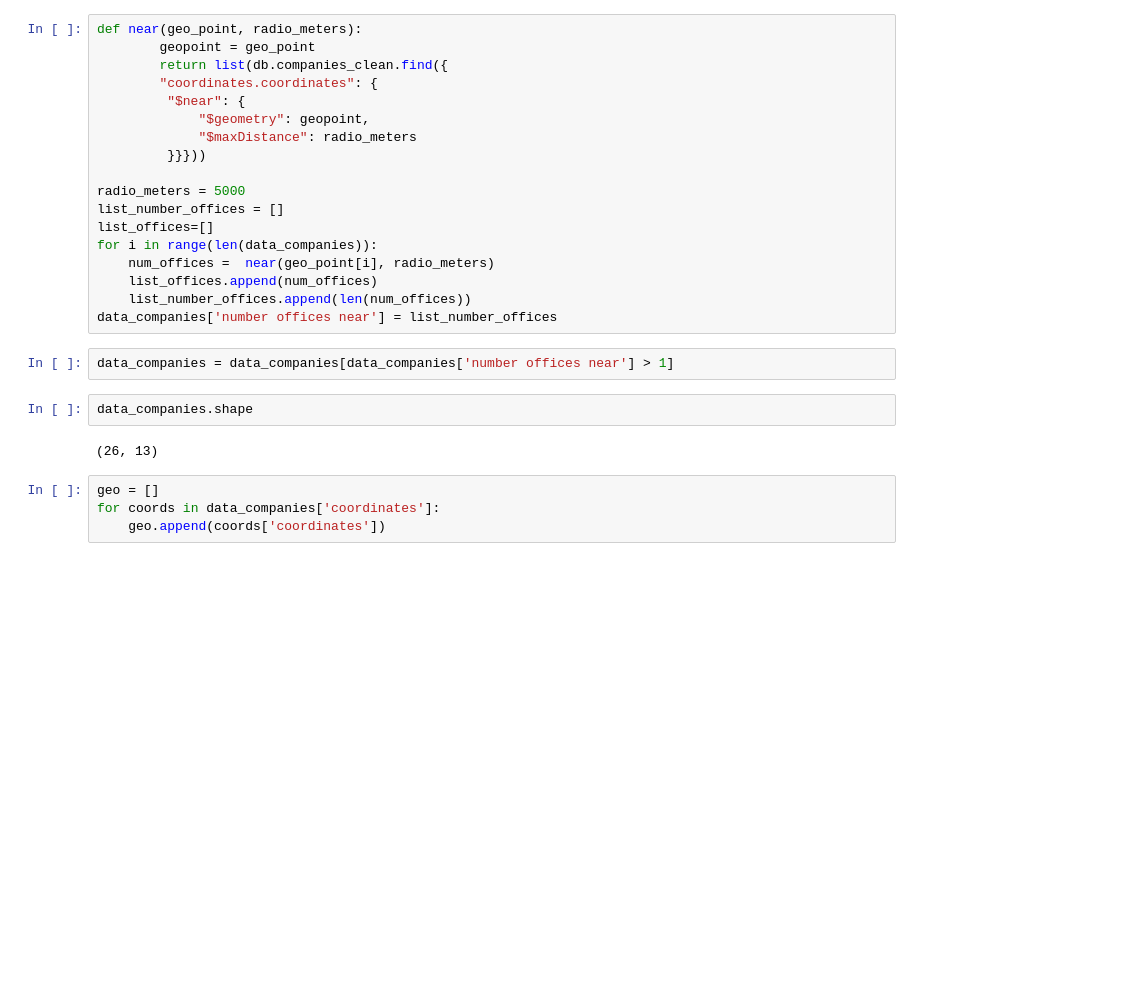
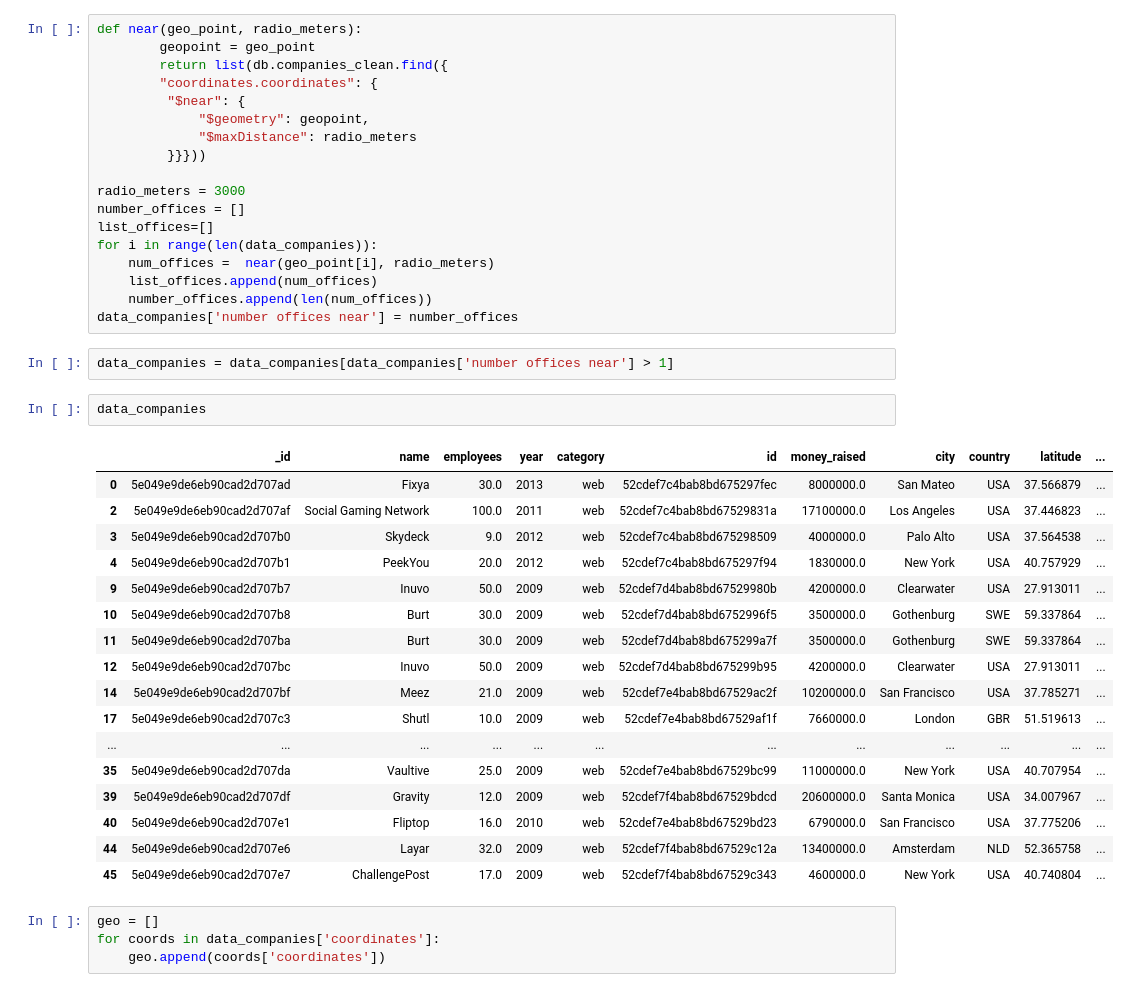
Before and after one commit to mariaversin/Geolocation-Project, a Jupyter notebook: foursquare.ipynb, the cells around one changed output. Saved outputs shown, nothing was run; the diff lists cells and outputs as text; blank space fills up the shorter version.

```diff
--- a/foursquare.ipynb
+++ b/foursquare.ipynb
@@ -41,20 +41,36 @@ def near(geo_point, radio_meters):
              "$maxDistance": radio_meters
          }}}))
 
-radio_meters = 5000
-list_number_offices = []
+radio_meters = 3000
+number_offices = []
 list_offices=[]
 for i in range(len(data_companies)):
     num_offices =  near(geo_point[i], radio_meters)
     list_offices.append(num_offices)
-    list_number_offices.append(len(num_offices))
-data_companies['number offices near'] = list_number_offices
+    number_offices.append(len(num_offices))
+data_companies['number offices near'] = number_offices
 # %%
 data_companies = data_companies[data_companies['number offices near'] > 1]
 # %%
-data_companies.shape
+data_companies
 # %% [output]
-(26, 13)
+|  | _id | name | employees | year | category | id | money_raised | city | country | latitude | ... |
+| 0 | 5e049e9de6eb90cad2d707ad | Fixya | 30.0 | 2013 | web | 52cdef7c4bab8bd675297fec | 8000000.0 | San Mateo | USA | 37.566879 | ... |
+| 2 | 5e049e9de6eb90cad2d707af | Social Gaming Network | 100.0 | 2011 | web | 52cdef7c4bab8bd67529831a | 17100000.0 | Los Angeles | USA | 37.446823 | ... |
+| 3 | 5e049e9de6eb90cad2d707b0 | Skydeck | 9.0 | 2012 | web | 52cdef7c4bab8bd675298509 | 4000000.0 | Palo Alto | USA | 37.564538 | ... |
+| 4 | 5e049e9de6eb90cad2d707b1 | PeekYou | 20.0 | 2012 | web | 52cdef7c4bab8bd675297f94 | 1830000.0 | New York | USA | 40.757929 | ... |
+| 9 | 5e049e9de6eb90cad2d707b7 | Inuvo | 50.0 | 2009 | web | 52cdef7d4bab8bd67529980b | 4200000.0 | Clearwater | USA | 27.913011 | ... |
+| 10 | 5e049e9de6eb90cad2d707b8 | Burt | 30.0 | 2009 | web | 52cdef7d4bab8bd6752996f5 | 3500000.0 | Gothenburg | SWE | 59.337864 | ... |
+| 11 | 5e049e9de6eb90cad2d707ba | Burt | 30.0 | 2009 | web | 52cdef7d4bab8bd675299a7f | 3500000.0 | Gothenburg | SWE | 59.337864 | ... |
+| 12 | 5e049e9de6eb90cad2d707bc | Inuvo | 50.0 | 2009 | web | 52cdef7d4bab8bd675299b95 | 4200000.0 | Clearwater | USA | 27.913011 | ... |
+| 14 | 5e049e9de6eb90cad2d707bf | Meez | 21.0 | 2009 | web | 52cdef7e4bab8bd67529ac2f | 10200000.0 | San Francisco | USA | 37.785271 | ... |
+| 17 | 5e049e9de6eb90cad2d707c3 | Shutl | 10.0 | 2009 | web | 52cdef7e4bab8bd67529af1f | 7660000.0 | London | GBR | 51.519613 | ... |
+| ... | ... | ... | ... | ... | ... | ... | ... | ... | ... | ... | ... |
+| 35 | 5e049e9de6eb90cad2d707da | Vaultive | 25.0 | 2009 | web | 52cdef7e4bab8bd67529bc99 | 11000000.0 | New York | USA | 40.707954 | ... |
+| 39 | 5e049e9de6eb90cad2d707df | Gravity | 12.0 | 2009 | web | 52cdef7f4bab8bd67529bdcd | 20600000.0 | Santa Monica | USA | 34.007967 | ... |
+| 40 | 5e049e9de6eb90cad2d707e1 | Fliptop | 16.0 | 2010 | web | 52cdef7e4bab8bd67529bd23 | 6790000.0 | San Francisco | USA | 37.775206 | ... |
+| 44 | 5e049e9de6eb90cad2d707e6 | Layar | 32.0 | 2009 | web | 52cdef7f4bab8bd67529c12a | 13400000.0 | Amsterdam | NLD | 52.365758 | ... |
+| 45 | 5e049e9de6eb90cad2d707e7 | ChallengePost | 17.0 | 2009 | web | 52cdef7f4bab8bd67529c343 | 4600000.0 | New York | USA | 40.740804 | ... |
 # %%
 geo = []
 for coords in data_companies['coordinates']:
```
Also changed, not shown: parts of 24 cells of this notebook, 2 other files.
